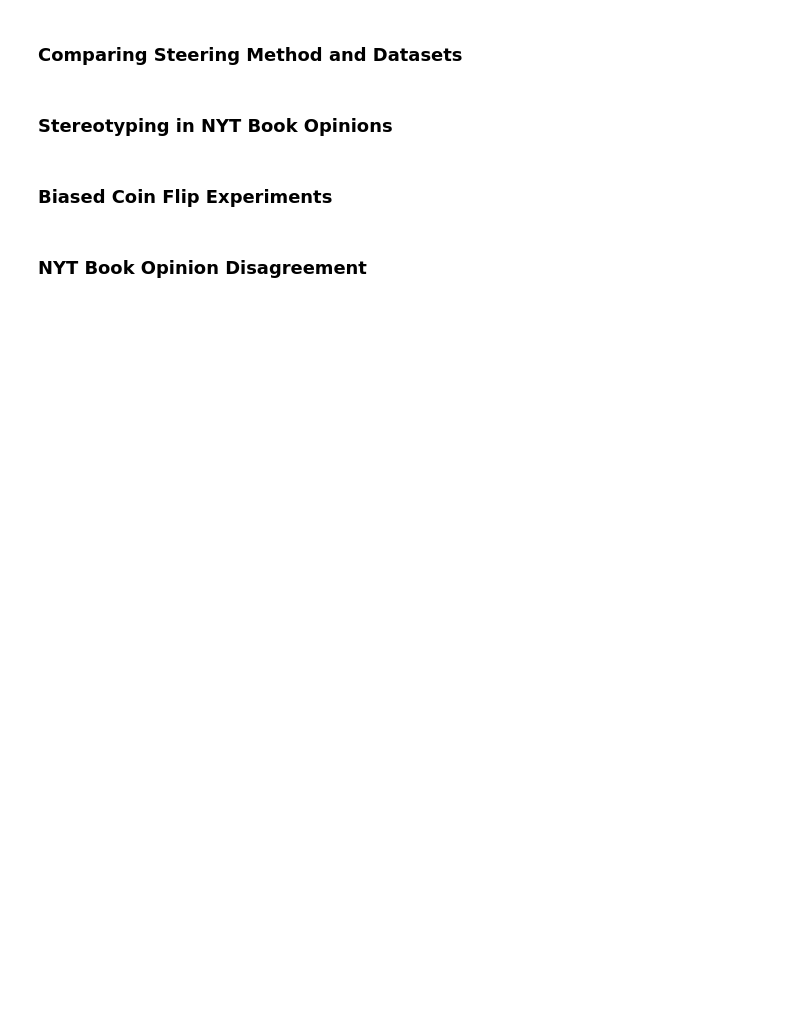
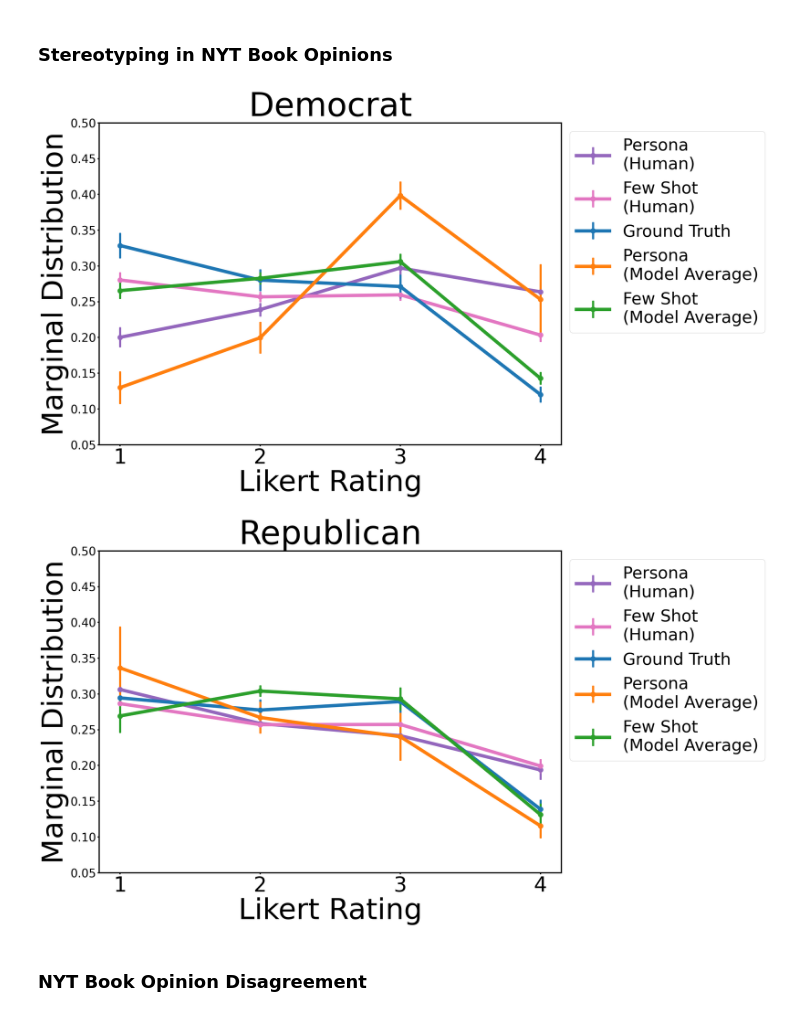
Before and after one commit to nicolemeister/benchmarking-distributional-alignment, a Jupyter notebook: figures/figures.ipynb, the cells around one changed output. Saved outputs shown, nothing was run; the diff lists cells and outputs as text; code cells hidden in the pictures; blank space fills up the shorter version.

Commit message:
figures notebook

```diff
--- a/figures/figures.ipynb
+++ b/figures/figures.ipynb
@@ -6,6 +9,2 @@ import numpy as np
-# %% [markdown]
-### Comparing Steering Method and Datasets
 # %% [markdown]
 ### Stereotyping in NYT Book Opinions
-# %% [markdown]
-### Biased Coin Flip Experiments
@@ -12,2 +89,61 @@ import numpy as np
+# %%
+# Creating the line plot with error bars
+labels = ['1', '2', '3', '4']
+
+# Setting font sizes and scaling other parameters
+scale_factor = 2
+plt.rcParams.update({
+    'font.size': 14 * scale_factor,          # Default text size
+    'axes.titlesize': 16 * scale_factor,     # Axes title size
+    'axes.labelsize': 16 * scale_factor,     # Axes label size
+    'xtick.labelsize': 14 * scale_factor,    # X-tick label size
+    'ytick.labelsize': 14 * scale_factor,    # Y-tick label size
+    'legend.fontsize': 14 * scale_factor,    # Legend font size
+    'figure.titlesize': 18 * scale_factor    # Figure title size
+})
+
+
+
+# for output_type in output_types:
+#     for dem in ['Democrat', 'Republican']:
+
+for output_type in ['express_distribution']:
+    for dem in ['Democrat', 'Republican']:
+        plt.figure(figsize=(10*scale_factor, 7*scale_factor))
+        plt.xticks(fontsize=25*scale_factor)
+
+        plt.tick_params(axis='x', width=3)  # Change 'width' to desired value
+        plt.tick_params(axis='y', width=3)  # Change 'width' to desired value
+
+        # humans
+        # plt.errorbar(labels, all_qID_to_TV['humans'][dem]['nosteer_avg'], yerr=all_qID_to_TV['humans'][dem]['nosteer_bs'], label='No Steer \n(Human)', fmt='-o', ecolor='black', capsize=5, linestyle='-', linewidth=2*scale_factor,marker='o', markersize=6 * scale_factor)
+        plt.errorbar(labels, all_qID_to_TV['humans'][dem]['persona_avg'], yerr=all_qID_to_TV['humans'][dem]['persona_bs'], label='Persona \n(Human)', ecolor='tab:purple', color='tab:purple', capsize=2, capthick=2, elinewidth=5, linestyle='-', marker='o', linewidth=4*scale_factor,markersize=6 * scale_factor)
+        plt.errorbar(labels, all_qID_to_TV['humans'][dem]['fewshot_avg'], yerr=all_qID_to_TV['humans'][dem]['fewshot_bs'], label='Few Shot \n(Human)', ecolor='tab:pink', capsize=2, capthick=2, elinewidth=5, linestyle='-', marker='o', linewidth=4*scale_factor, markersize=6 * scale_factor, color='tab:pink', )
+        plt.errorbar(labels, all_qID_to_TV['humans'][dem]['gt_avg'], yerr=all_qID_to_TV['humans'][dem]['gt_bs'], label='Ground Truth', ecolor='tab:blue', capsize=2, capthick=2, elinewidth=5, linestyle='-', marker='o', linewidth=4*scale_factor, color='tab:blue', markersize=6 * scale_factor)
+
+        plt.errorbar(labels, persona_avg[dem], yerr=persona_bs[dem], label='Persona \n(Model Average)', ecolor='tab:orange', capsize=2, capthick=2, elinewidth=5, linestyle='-', marker='o', linewidth=4*scale_factor, color='tab:orange', markersize=6 * scale_factor)
+        plt.errorbar(labels, fewshot_avg[dem], yerr=fewshot_bs[dem], label='Few Shot \n(Model Average)', ecolor='tab:green', capsize=2, capthick=2, elinewidth=5, linestyle='-', marker='o', linewidth=4*scale_factor, color='tab:green', markersize=6 * scale_factor)
+
+
+        # Adding title and labels
+        plt.title('{}'.format(dem), fontsize=scale_factor*40)
+        plt.xlabel('Likert Rating', fontsize=scale_factor*35)
+        plt.ylabel('Marginal Distribution', fontsize=scale_factor*35)
+        plt.legend(loc='upper left', bbox_to_anchor=(1, 1), fontsize=scale_factor*20)
+
+        plt.ylim([0.05, 0.5])
+
+
+        # Change the plot bounding box thickness
+        ax = plt.gca()
+        for spine in ax.spines.values():
+            spine.set_linewidth(1.5*scale_factor)
+
+
+        # Display the chart
+        plt.show()
+# %% [output]
+[figure, added]
+[figure, added]
 # %% [markdown]
 ### NYT Book Opinion Disagreement
```
Also changed, not shown: parts of 33 cells of this notebook, 3 other files.
